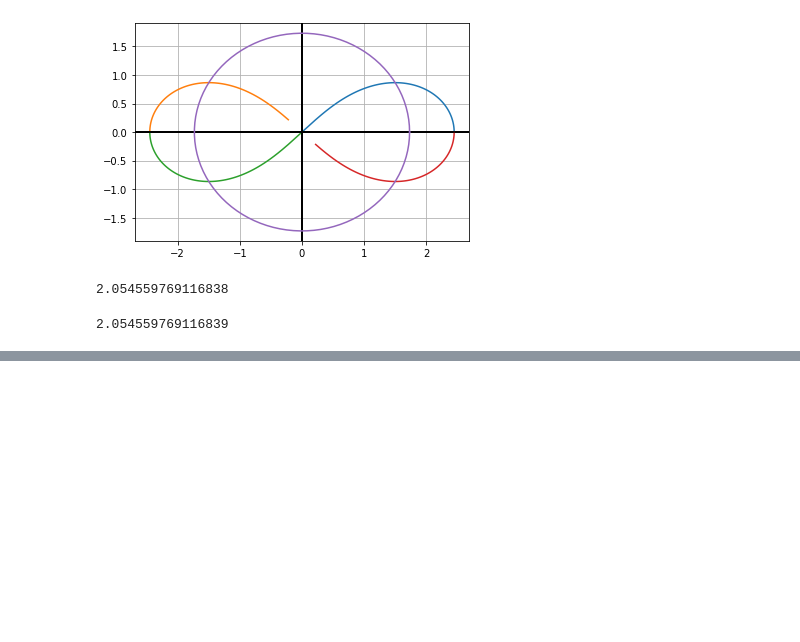
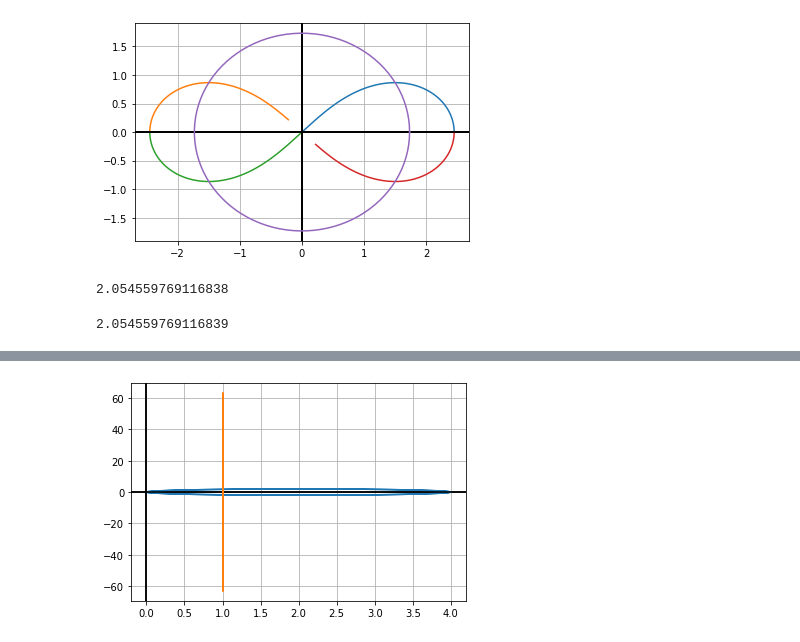
Before and after one commit to 8wgf3b/books, a Jupyter notebook: thomas_calculus_multivariable/11.ipynb, the cells around one changed output, grey strips where cells are left out. Drawn from its saved outputs; the diff is of its cells as text; code cells hidden in the pictures; blank space fills up the shorter version.

```diff
--- a/thomas_calculus_multivariable/11.ipynb
+++ b/thomas_calculus_multivariable/11.ipynb
@@ -339,0 +357,5 @@ DP((3 + 0 * th)**0.5)
+# %%
+DP(4 * smp.cos(th))
+DP(smp.sec(th))
+# %% [output]
+[figure, added]
```
Also changed, not shown: parts of 8 cells of this notebook.
